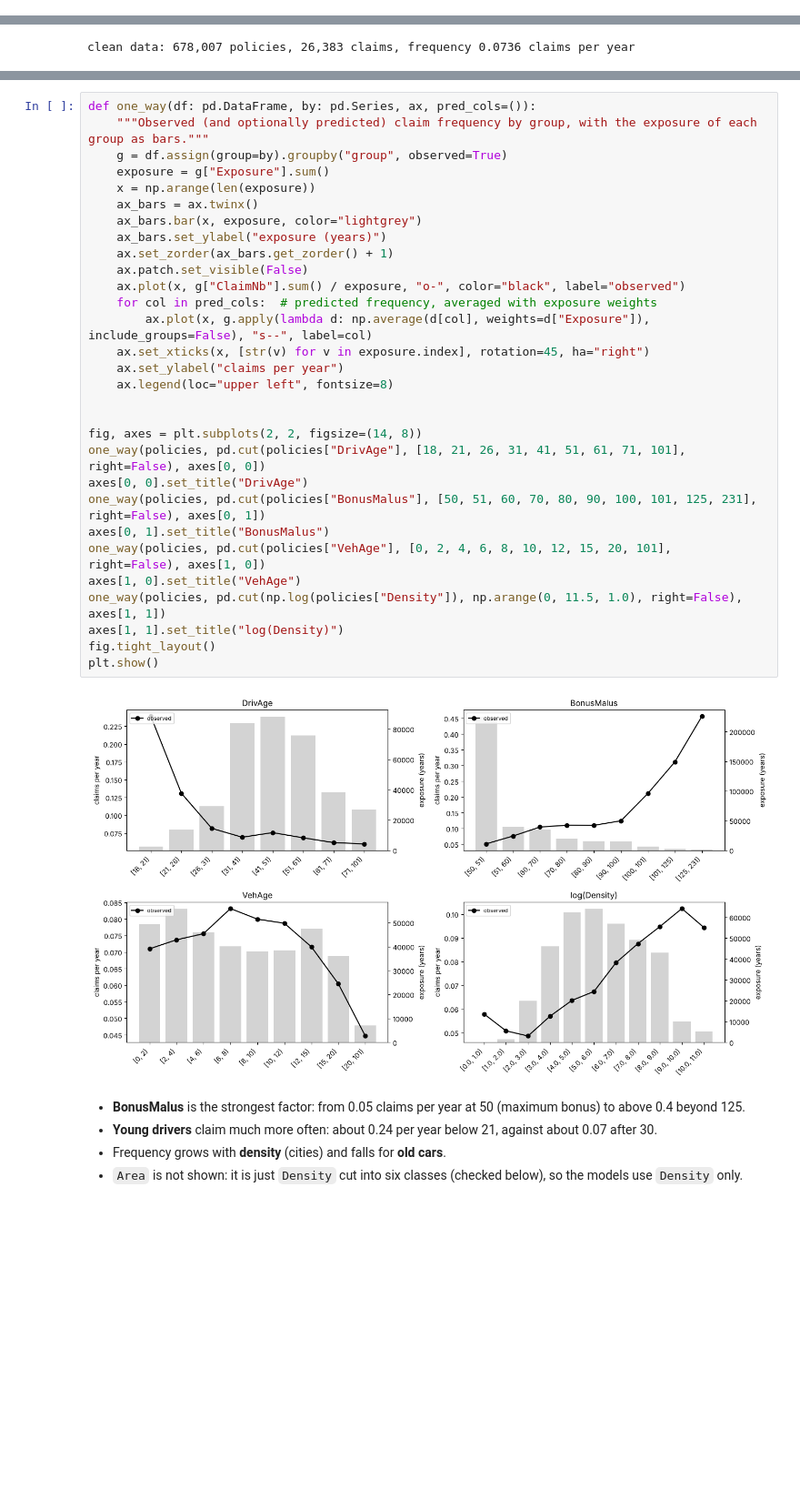
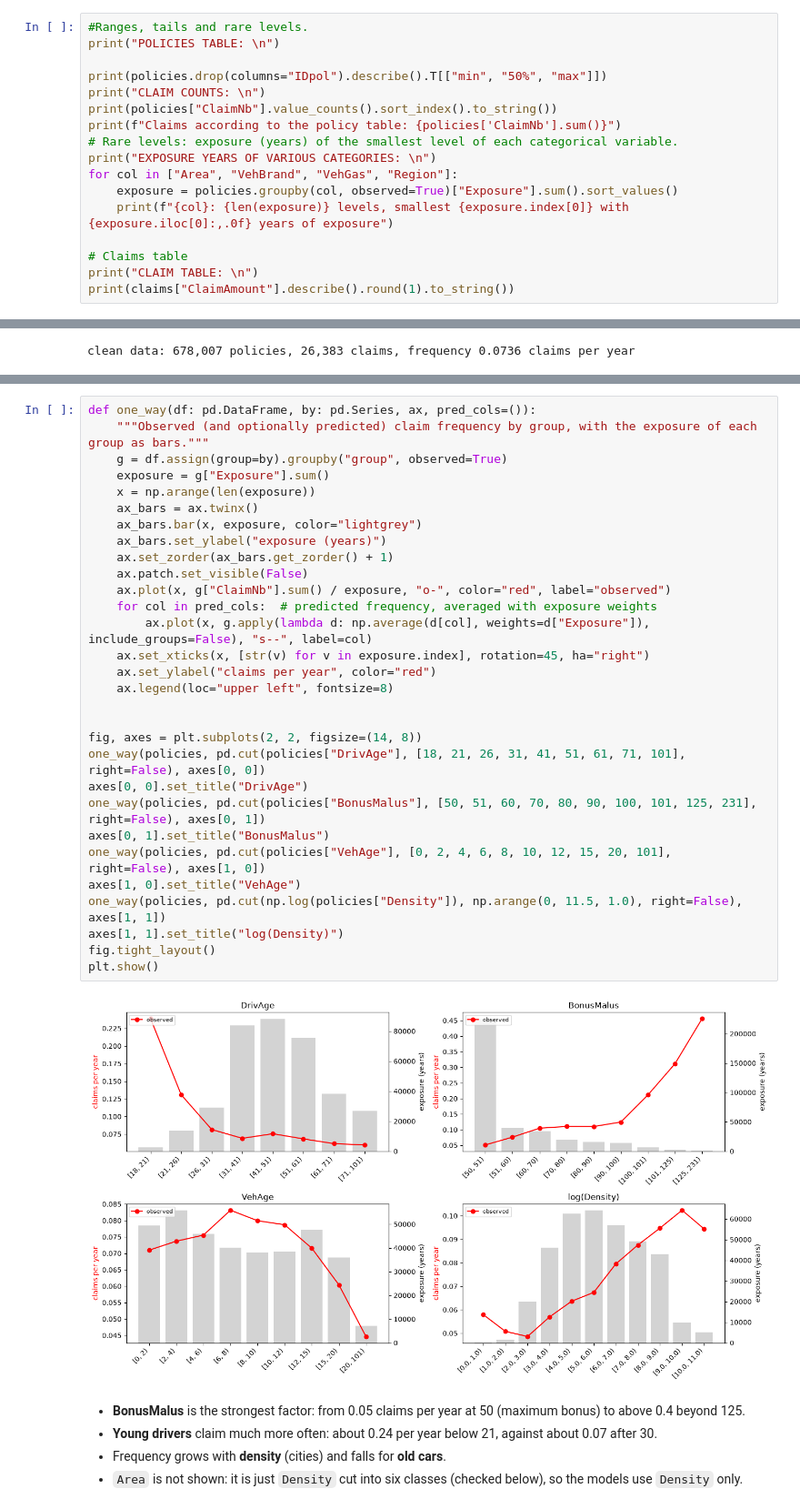
Before and after one commit to tommasocortopassi/motor-insurance-pricing, a Jupyter notebook: Motor_Insurance_Pricing.ipynb, the cells around one changed output, grey strips where cells are left out. Shown at 91% size. Drawn from its saved outputs; the diff is of its cells as text; blank space fills up the shorter version.

```diff
--- a/Motor_Insurance_Pricing.ipynb
+++ b/Motor_Insurance_Pricing.ipynb
@@ -108,0 +139,17 @@ Region        category
+# %%
+#Ranges, tails and rare levels.
+print("POLICIES TABLE: \n")
+
+print(policies.drop(columns="IDpol").describe().T[["min", "50%", "max"]])
+print("CLAIM COUNTS: \n")
+print(policies["ClaimNb"].value_counts().sort_index().to_string())
+print(f"Claims according to the policy table: {policies['ClaimNb'].sum()}")
+# Rare levels: exposure (years) of the smallest level of each categorical variable.
+print("EXPOSURE YEARS OF VARIOUS CATEGORIES: \n")
+for col in ["Area", "VehBrand", "VehGas", "Region"]:
+    exposure = policies.groupby(col, observed=True)["Exposure"].sum().sort_values()
+    print(f"{col}: {len(exposure)} levels, smallest {exposure.index[0]} with {exposure.iloc[0]:,.0f} years of exposure")
+
+# Claims table
+print("CLAIM TABLE: \n")
+print(claims["ClaimAmount"].describe().round(1).to_string())
@@ -207,35 +295,35 @@ Observed frequency (claims / exposure) by band of each variable, with the exposu
 # %%
 def one_way(df: pd.DataFrame, by: pd.Series, ax, pred_cols=()):
     """Observed (and optionally predicted) claim frequency by group, with the exposure of each group as bars."""
     g = df.assign(group=by).groupby("group", observed=True)
     exposure = g["Exposure"].sum()
     x = np.arange(len(exposure))
     ax_bars = ax.twinx()
     ax_bars.bar(x, exposure, color="lightgrey")
     ax_bars.set_ylabel("exposure (years)")
     ax.set_zorder(ax_bars.get_zorder() + 1)
     ax.patch.set_visible(False)
-    ax.plot(x, g["ClaimNb"].sum() / exposure, "o-", color="black", label="observed")
+    ax.plot(x, g["ClaimNb"].sum() / exposure, "o-", color="red", label="observed")
     for col in pred_cols:  # predicted frequency, averaged with exposure weights
         ax.plot(x, g.apply(lambda d: np.average(d[col], weights=d["Exposure"]), include_groups=False), "s--", label=col)
     ax.set_xticks(x, [str(v) for v in exposure.index], rotation=45, ha="right")
-    ax.set_ylabel("claims per year")
+    ax.set_ylabel("claims per year", color="red")
     ax.legend(loc="upper left", fontsize=8)
 
 
 fig, axes = plt.subplots(2, 2, figsize=(14, 8))
 one_way(policies, pd.cut(policies["DrivAge"], [18, 21, 26, 31, 41, 51, 61, 71, 101], right=False), axes[0, 0])
 axes[0, 0].set_title("DrivAge")
 one_way(policies, pd.cut(policies["BonusMalus"], [50, 51, 60, 70, 80, 90, 100, 101, 125, 231], right=False), axes[0, 1])
 axes[0, 1].set_title("BonusMalus")
 one_way(policies, pd.cut(policies["VehAge"], [0, 2, 4, 6, 8, 10, 12, 15, 20, 101], right=False), axes[1, 0])
 axes[1, 0].set_title("VehAge")
 one_way(policies, pd.cut(np.log(policies["Density"]), np.arange(0, 11.5, 1.0), right=False), axes[1, 1])
 axes[1, 1].set_title("log(Density)")
 fig.tight_layout()
 plt.show()
 # %% [output]
-[figure, old version]
+[figure, new version]
 # %% [markdown]
 - **BonusMalus** is the strongest factor: from 0.05 claims per year at 50 (maximum bonus) to above 0.4 beyond 125.
 - **Young drivers** claim much more often: about 0.24 per year below 21, against about 0.07 after 30.
```
Also changed, not shown: parts of 22 cells of this notebook, 2 other files.
